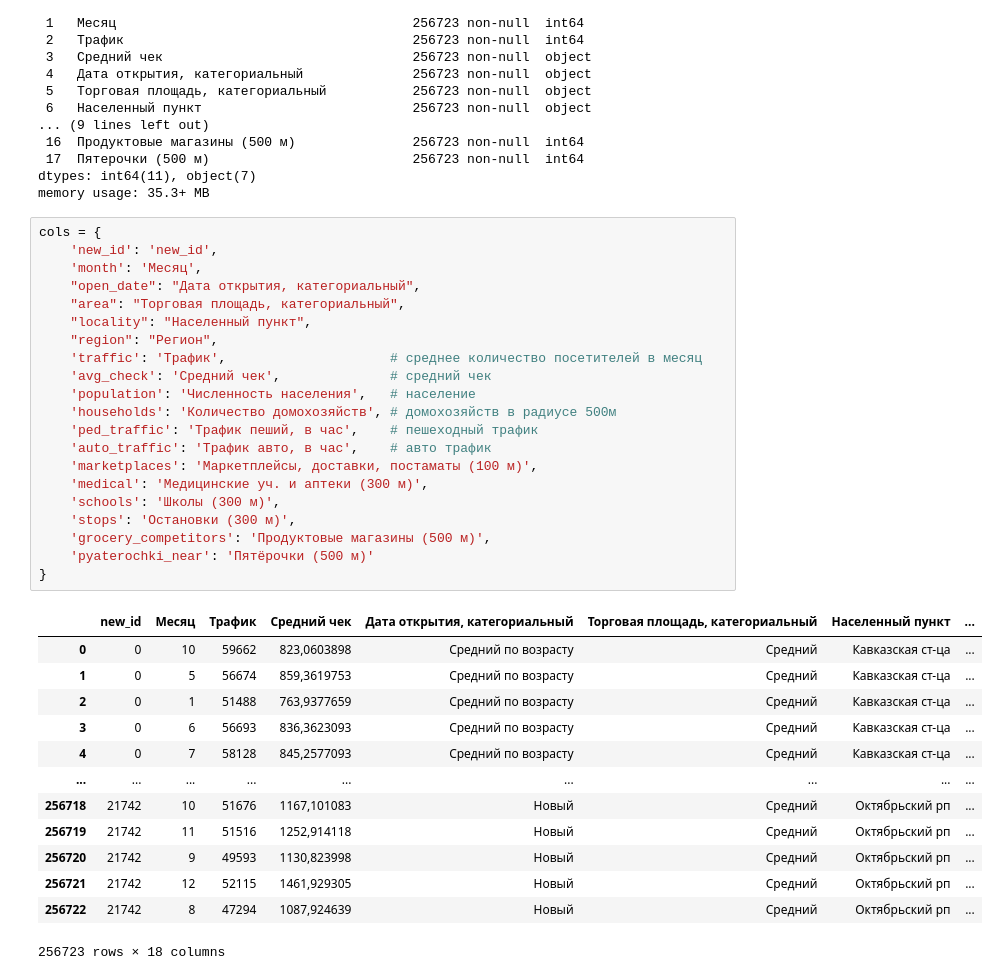
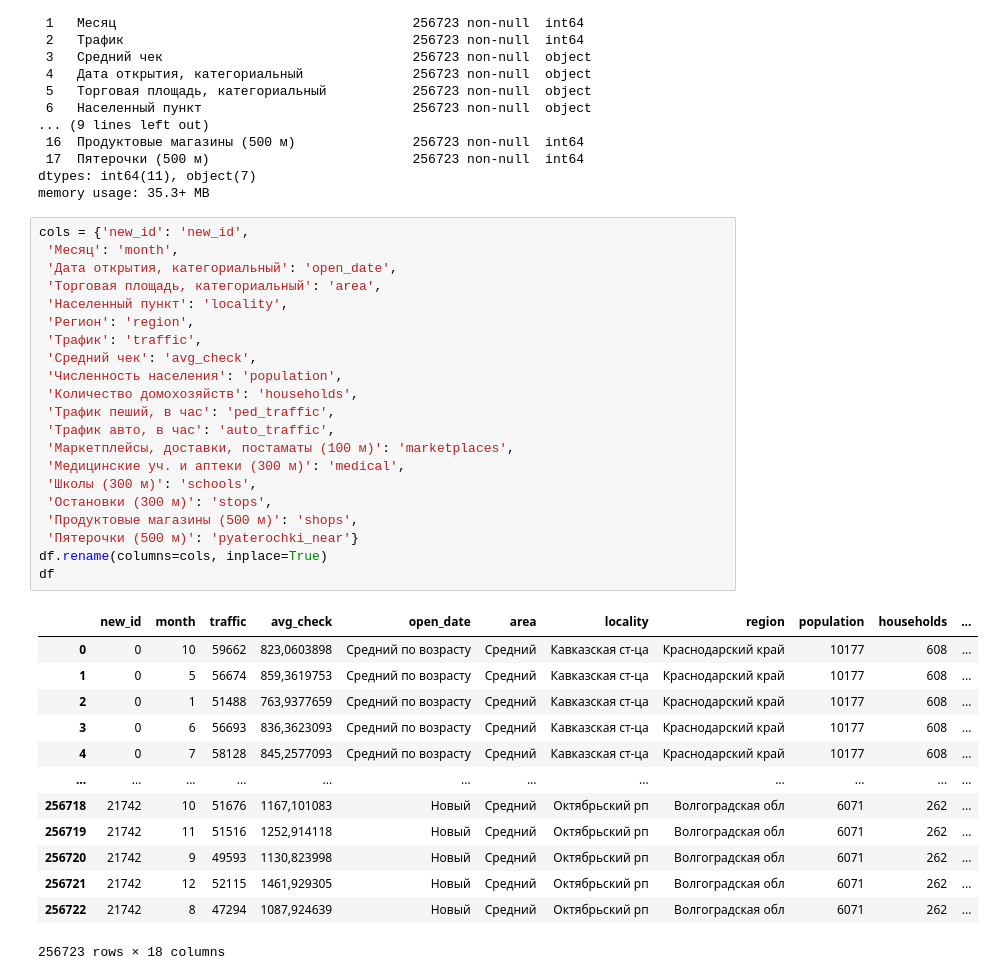
Before and after one commit to auftty/HDE-Analysis, a Jupyter notebook: EDA/analyze_digits.ipynb, the cells around one changed output. Cells and saved outputs as stored; diff of their text form.

```diff
--- a/EDA/analyze_digits.ipynb
+++ b/EDA/analyze_digits.ipynb
@@ -92,37 +95,37 @@ Data columns (total 18 columns):
 dtypes: int64(11), object(7)
 memory usage: 35.3+ MB
 # %%
-cols = {
-    'new_id': 'new_id',
-    'month': 'Месяц',
-    "open_date": "Дата открытия, категориальный",
-    "area": "Торговая площадь, категориальный",
-    "locality": "Населенный пункт",
-    "region": "Регион",
-    'traffic': 'Трафик',                     # среднее количество посетителей в месяц
-    'avg_check': 'Средний чек',              # средний чек
-    'population': 'Численность населения',   # население
-    'households': 'Количество домохозяйств', # домохозяйств в радиусе 500м
-    'ped_traffic': 'Трафик пеший, в час',    # пешеходный трафик
-    'auto_traffic': 'Трафик авто, в час',    # авто трафик
-    'marketplaces': 'Маркетплейсы, доставки, постаматы (100 м)',
-    'medical': 'Медицинские уч. и аптеки (300 м)',
-    'schools': 'Школы (300 м)',
-    'stops': 'Остановки (300 м)',
-    'grocery_competitors': 'Продуктовые магазины (500 м)',
-    'pyaterochki_near': 'Пятёрочки (500 м)'
-}
+cols = {'new_id': 'new_id',
+ 'Месяц': 'month',
+ 'Дата открытия, категориальный': 'open_date',
+ 'Торговая площадь, категориальный': 'area',
+ 'Населенный пункт': 'locality',
+ 'Регион': 'region',
+ 'Трафик': 'traffic',
+ 'Средний чек': 'avg_check',
+ 'Численность населения': 'population',
+ 'Количество домохозяйств': 'households',
+ 'Трафик пеший, в час': 'ped_traffic',
+ 'Трафик авто, в час': 'auto_traffic',
+ 'Маркетплейсы, доставки, постаматы (100 м)': 'marketplaces',
+ 'Медицинские уч. и аптеки (300 м)': 'medical',
+ 'Школы (300 м)': 'schools',
+ 'Остановки (300 м)': 'stops',
+ 'Продуктовые магазины (500 м)': 'shops',
+ 'Пятерочки (500 м)': 'pyaterochki_near'}
+df.rename(columns=cols, inplace=True)
+df
 # %% [output]
-|  | new_id | Месяц | Трафик | Средний чек | Дата открытия, категориальный | Торговая площадь, категориальный | Населенный пункт | ... |
-| 0 | 0 | 10 | 59662 | 823,0603898 | Средний по возрасту | Средний | Кавказская ст-ца | ... |
-| 1 | 0 | 5 | 56674 | 859,3619753 | Средний по возрасту | Средний | Кавказская ст-ца | ... |
-| 2 | 0 | 1 | 51488 | 763,9377659 | Средний по возрасту | Средний | Кавказская ст-ца | ... |
-| 3 | 0 | 6 | 56693 | 836,3623093 | Средний по возрасту | Средний | Кавказская ст-ца | ... |
-| 4 | 0 | 7 | 58128 | 845,2577093 | Средний по возрасту | Средний | Кавказская ст-ца | ... |
-| ... | ... | ... | ... | ... | ... | ... | ... | ... |
-| 256718 | 21742 | 10 | 51676 | 1167,101083 | Новый | Средний | Октябрьский рп | ... |
-| 256719 | 21742 | 11 | 51516 | 1252,914118 | Новый | Средний | Октябрьский рп | ... |
-| 256720 | 21742 | 9 | 49593 | 1130,823998 | Новый | Средний | Октябрьский рп | ... |
-| 256721 | 21742 | 12 | 52115 | 1461,929305 | Новый | Средний | Октябрьский рп | ... |
-| 256722 | 21742 | 8 | 47294 | 1087,924639 | Новый | Средний | Октябрьский рп | ... |
+|  | new_id | month | traffic | avg_check | open_date | area | locality | region | population | households | ... |
+| 0 | 0 | 10 | 59662 | 823,0603898 | Средний по возрасту | Средний | Кавказская ст-ца | Краснодарский край | 10177 | 608 | ... |
+| 1 | 0 | 5 | 56674 | 859,3619753 | Средний по возрасту | Средний | Кавказская ст-ца | Краснодарский край | 10177 | 608 | ... |
+| 2 | 0 | 1 | 51488 | 763,9377659 | Средний по возрасту | Средний | Кавказская ст-ца | Краснодарский край | 10177 | 608 | ... |
+| 3 | 0 | 6 | 56693 | 836,3623093 | Средний по возрасту | Средний | Кавказская ст-ца | Краснодарский край | 10177 | 608 | ... |
+| 4 | 0 | 7 | 58128 | 845,2577093 | Средний по возрасту | Средний | Кавказская ст-ца | Краснодарский край | 10177 | 608 | ... |
+| ... | ... | ... | ... | ... | ... | ... | ... | ... | ... | ... | ... |
+| 256718 | 21742 | 10 | 51676 | 1167,101083 | Новый | Средний | Октябрьский рп | Волгоградская обл | 6071 | 262 | ... |
+| 256719 | 21742 | 11 | 51516 | 1252,914118 | Новый | Средний | Октябрьский рп | Волгоградская обл | 6071 | 262 | ... |
+| 256720 | 21742 | 9 | 49593 | 1130,823998 | Новый | Средний | Октябрьский рп | Волгоградская обл | 6071 | 262 | ... |
+| 256721 | 21742 | 12 | 52115 | 1461,929305 | Новый | Средний | Октябрьский рп | Волгоградская обл | 6071 | 262 | ... |
+| 256722 | 21742 | 8 | 47294 | 1087,924639 | Новый | Средний | Октябрьский рп | Волгоградская обл | 6071 | 262 | ... |
 256723 rows × 18 columns
```
Also changed, not shown: parts of 20 cells of this notebook, 1 other file.
